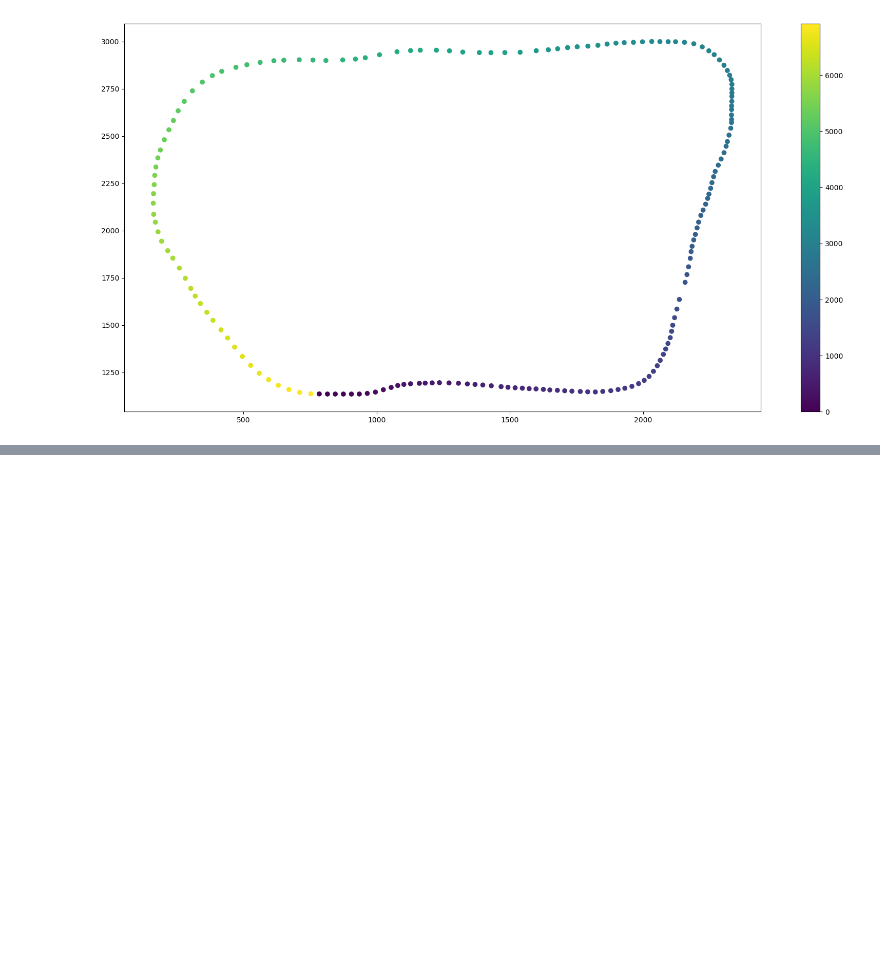
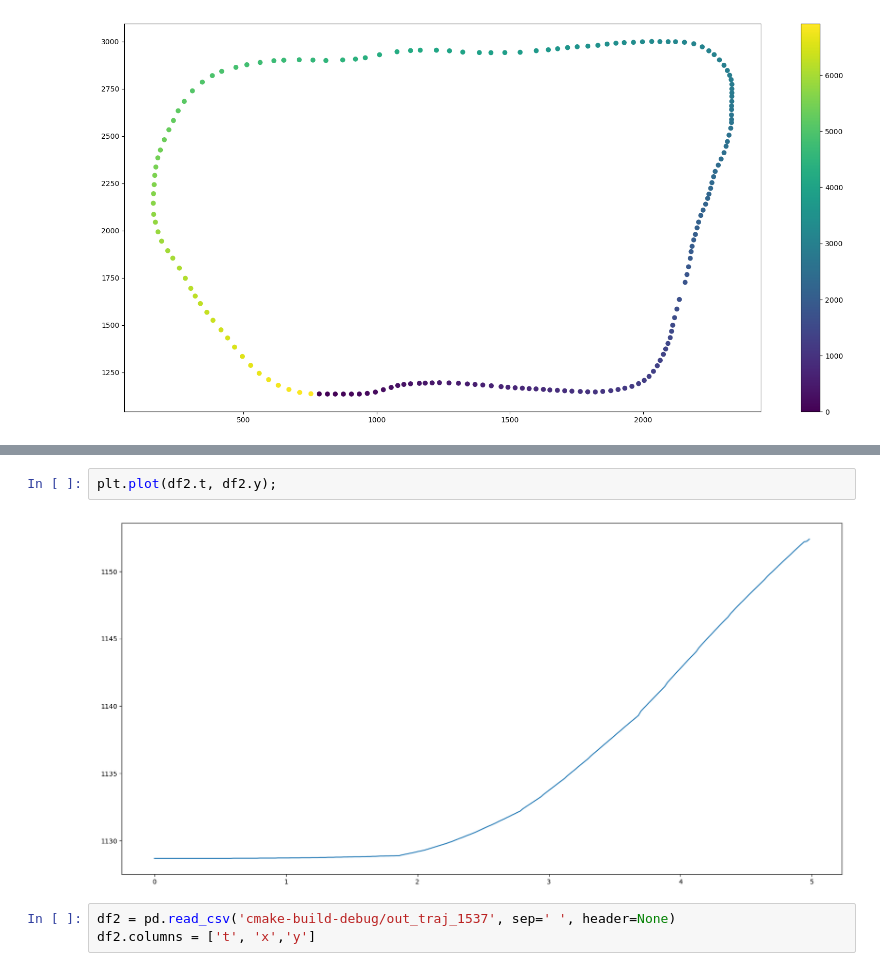
Before and after one commit to asimonov/CarND-Path-Planning-Project, a Jupyter notebook: visualise_waypoints.ipynb, the cells around one changed output, grey strips where cells are left out. Cells and saved outputs as stored; diff of their text form; blank space fills up the shorter version.

```diff
--- a/visualise_waypoints.ipynb
+++ b/visualise_waypoints.ipynb
@@ -44,0 +80,7 @@ plt.colorbar();
+# %%
+plt.plot(df2.t, df2.y);
+# %% [output]
+[figure, added]
+# %%
+df2 = pd.read_csv('cmake-build-debug/out_traj_1537', sep=' ', header=None)
+df2.columns = ['t', 'x','y']
```
Also changed, not shown: parts of 15 cells of this notebook, 5 other files.
